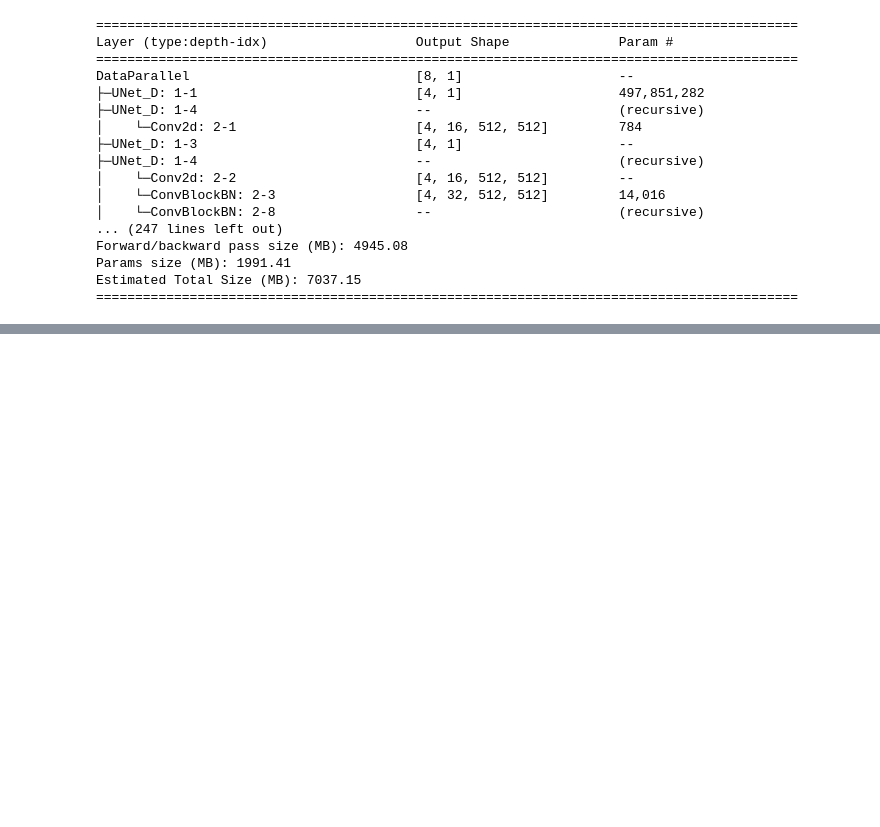
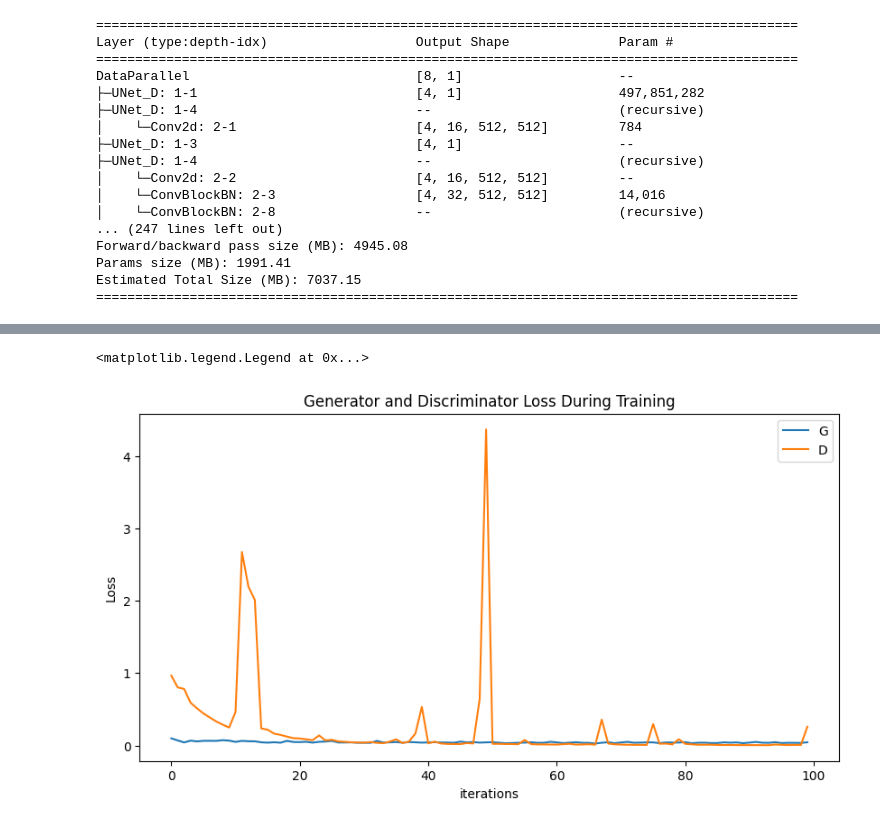
Before and after one commit to mdlopezme/ece285_project_deep, a Jupyter notebook: experiment_unet_gan_2/unet_gan.ipynb, the cells around one changed output, grey strips where cells are left out. Drawn from its saved outputs; the diff is of its cells as text; code cells hidden in the pictures; blank space fills up the shorter version.

```diff
--- a/experiment_unet_gan_2/unet_gan.ipynb
+++ b/experiment_unet_gan_2/unet_gan.ipynb
@@ -415,0 +430,11 @@ torch.save({
+# %%
+plt.figure(figsize=(10,5))
+plt.title("Generator and Discriminator Loss During Training")
+plt.plot(losses['Loss_G'],label="G")
+plt.plot(losses['Loss_D'],label="D")
+plt.xlabel("iterations")
+plt.ylabel("Loss")
+plt.legend()
+# %% [output]
+<matplotlib.legend.Legend at 0x...>
+[figure, added]
```
Also changed, not shown: parts of 11 cells of this notebook, 1 other file.
